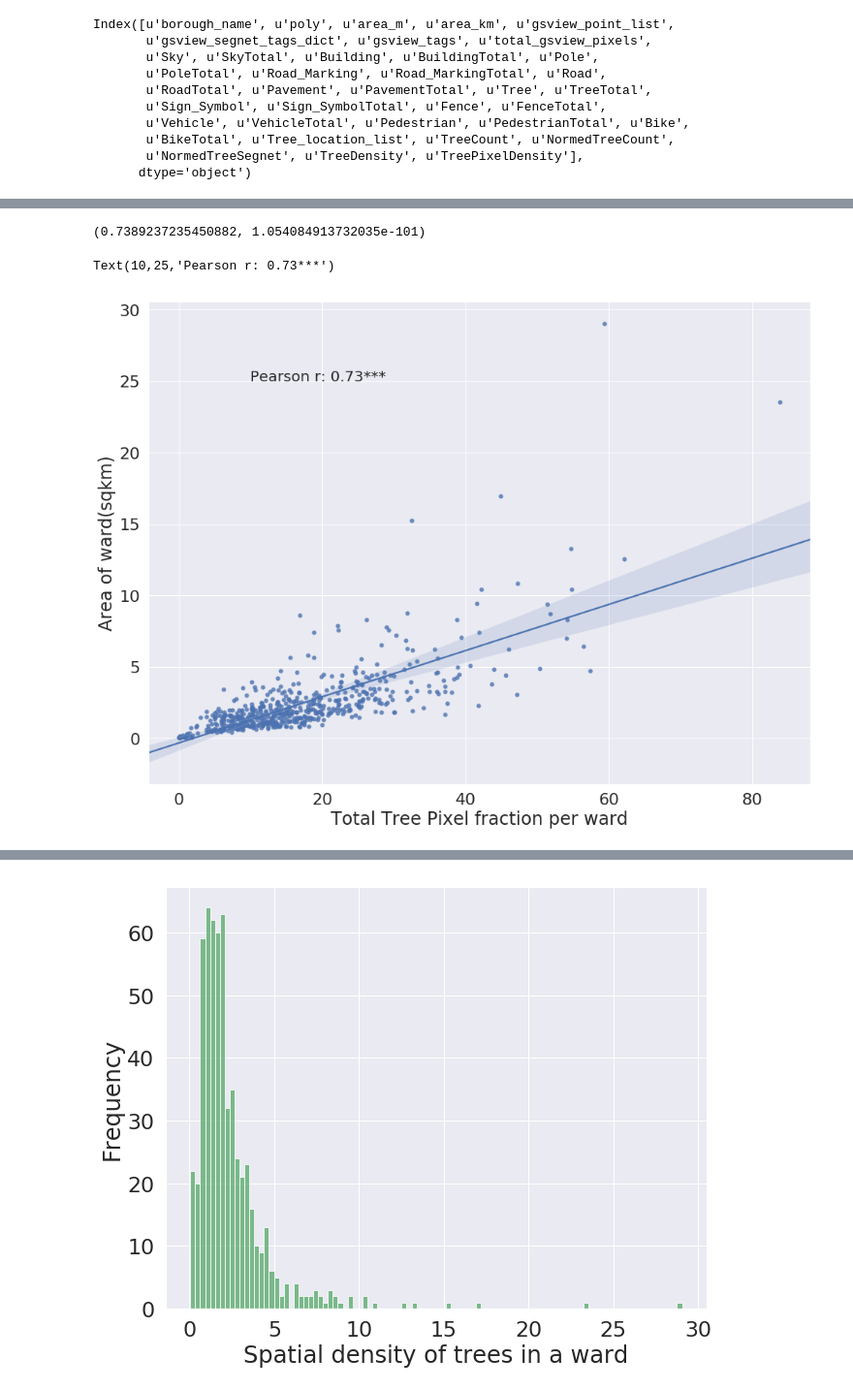
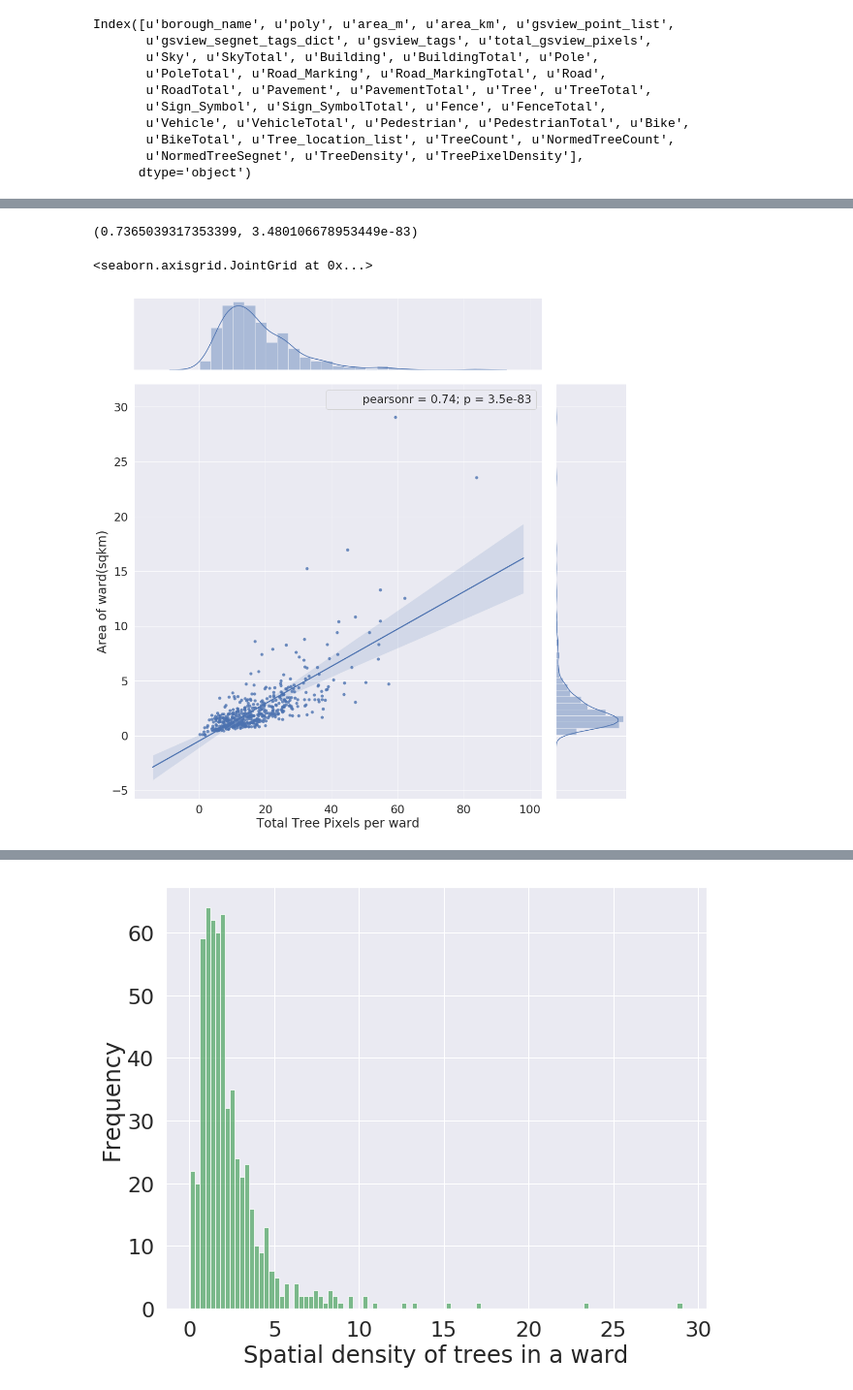
Before and after one commit to sagarjoglekar/Vitamin_N, a Jupyter notebook: Notebooks/VitaminN_Explore.ipynb, the cells around one changed output, grey strips where cells are left out. Shown at 97% size. Cells and saved outputs as stored; diff of their text form; code cells hidden in the pictures.

```diff
--- a/Notebooks/VitaminN_Explore.ipynb
+++ b/Notebooks/VitaminN_Explore.ipynb
@@ -328,4 +328,4 @@ df_map.head()
 | 4 | Beverley Ward | POLYGON ((18675.54168399898 13589... | 1.879597e+06 | 18.795975 | [POINT (17160.45934672326 13436.4... | [[0.129583333333, 0.374895833333,... | [0.27354906528363815, 0.201975430... | ... |
 5 rows × 34 columns
 # %%
-gdf = gpd.GeoDataFrame(df_map, crs={}, geometry='poly')
+gdf = gpd.GeoDataFrame(df_map[df_map['TreeCount']>100], crs={}, geometry='poly')
@@ -401,7 +378,7 @@ max_tree = float(np.max(x2))
 gdf['NormedTreeCount'] = (gdf['TreeCount']-minVal)/(maxVal-minVal)
 gdf['NormedTreeSegnet'] = (gdf['Tree']-min_tree)/(max_tree-min_tree)
 
-gdf['TreeDensity'] = (gdf['TreeCount']*10.0)/gdf['area_km']
+gdf['TreeDensity'] = np.log((gdf['TreeCount']*10.0)/gdf['area_km'])
 gdf['TreePixelDensity'] = (gdf['TreeTotal']*10.0)/gdf['area_km']
 # %%
 gdf.columns
@@ -482,14 +464,15 @@ Text(3000,0.55,'Pearson r: 0.41***')
 # %%
-corr = pearsonr(filtered_df['TreeTotal'],filtered_df['area_km']/10.0)
+corr = pearsonr(gdf['TreeTotal'],gdf['area_km']/10)
 print corr
-fig, ax = plt.subplots()
-fig.set_size_inches(16,12)
+# fig, ax = plt.subplots()
+# fig.set_size_inches(16,12)
 sns.set(font_scale=2)
-sns.regplot(x=filtered_df['TreeTotal'], y=filtered_df['area_km']/10.0)
-plt.xlabel('Total Tree Pixel fraction per ward')
+ax = sns.jointplot(x=gdf['TreeTotal'], y=gdf['area_km']/10,kind='regression',height=15);
+plt.xlabel('Total Tree Pixels per ward')
 plt.ylabel('Area of ward(sqkm)')
-ax.annotate("Pearson r: " +  str(corr[0])[:4] + '***',  xy=(10, 25),fontsize = 20)
+# ax.annotate("Pearson r: " +  str(corr[0])[:4] + '***',fontsize = 20)
+ax.annotate(pearsonr)
 # %% [output]
-(0.7389237235450882, 1.054084913732035e-101)
+(0.7365039317353399, 3.480106678953449e-83)
-Text(10,25,'Pearson r: 0.73***')
+<seaborn.axisgrid.JointGrid at 0x...>
-[figure, old version]
+[figure, new version]
```
Also changed, not shown: parts of 25 cells of this notebook, 5 other files.
